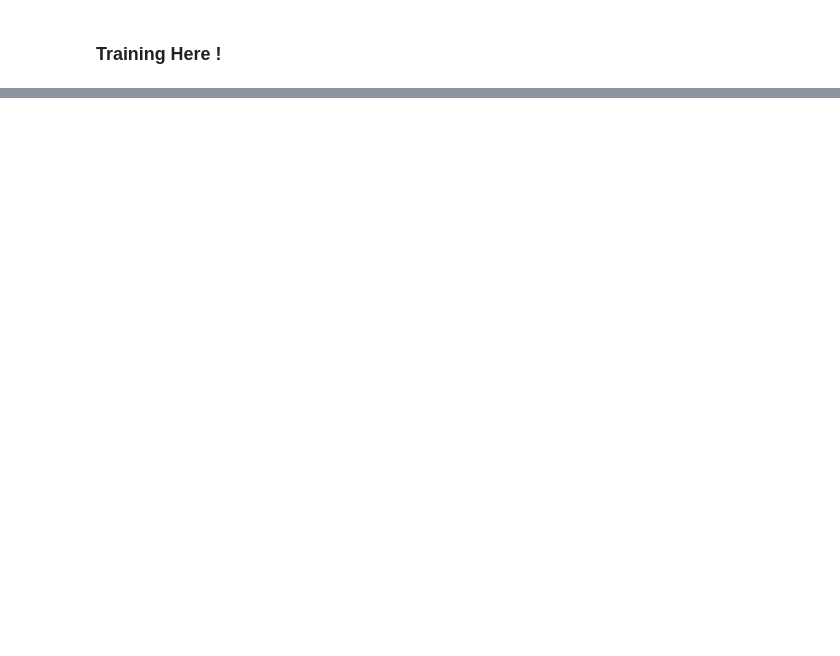
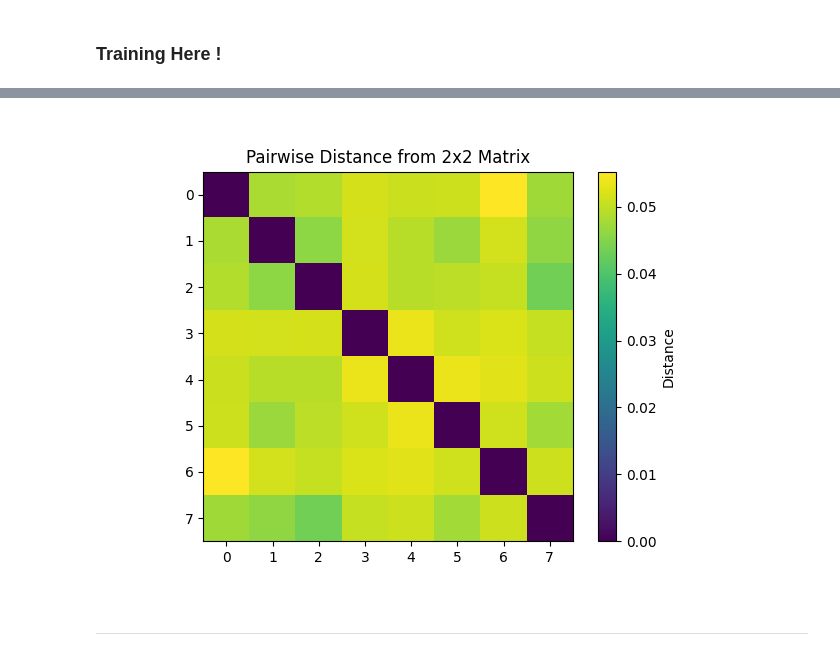
Before and after one commit to tutorgaming/fisheye-vpr, a Jupyter notebook: notebooks/YOFO-BasicPipeline.ipynb, the cells around one changed output, grey strips where cells are left out. Saved outputs shown, nothing was run; the diff lists cells and outputs as text; code cells hidden in the pictures; blank space fills up the shorter version.

```diff
--- a/notebooks/YOFO-BasicPipeline.ipynb
+++ b/notebooks/YOFO-BasicPipeline.ipynb
@@ -229,0 +307,5 @@ Validating epoch 11
+# %%
+# Feed the image to model
+test_batch, test_label = next(iter(dataset.train_dataloader))
+test_batch = test_batch.to(torch.device("cuda"))
+test_batch.is_cuda
@@ -229,0 +314,3 @@ Validating epoch 11
+# %%
+predictions = model(test_batch)
+print(predictions.shape)
@@ -229,0 +325,3 @@ Validating epoch 11
+# %%
+pred = predictions.detach().cpu()
+pred.shape
@@ -229,0 +332,3 @@ Validating epoch 11
+# %%
+distances = _pairwise_distance(pred)
+distances.numpy()
@@ -229,0 +352,14 @@ Validating epoch 11
+# %%
+# Visualize the Pairwise Distances
+import matplotlib.pyplot as plt
+# Visualize the pairwise distances
+plt.figure()
+plt.imshow(distances, cmap='viridis', interpolation='nearest')
+plt.colorbar(label='Distance')
+plt.title('Pairwise Distance from 2x2 Matrix')
+plt.grid(False)
+plt.show()
+# %% [output]
+[figure, added]
+# %% [markdown]
+---
```
Also changed, not shown: parts of 30 cells of this notebook, 11 other files.
